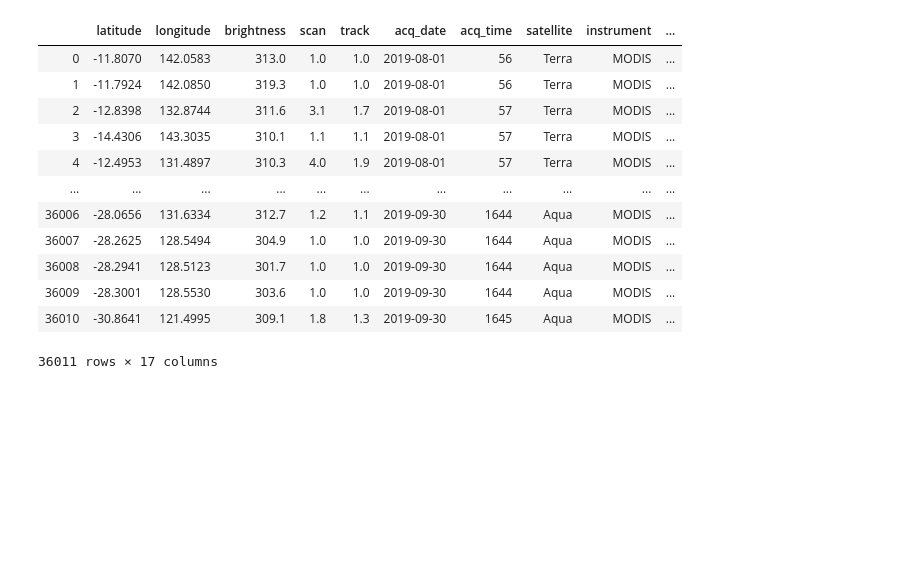
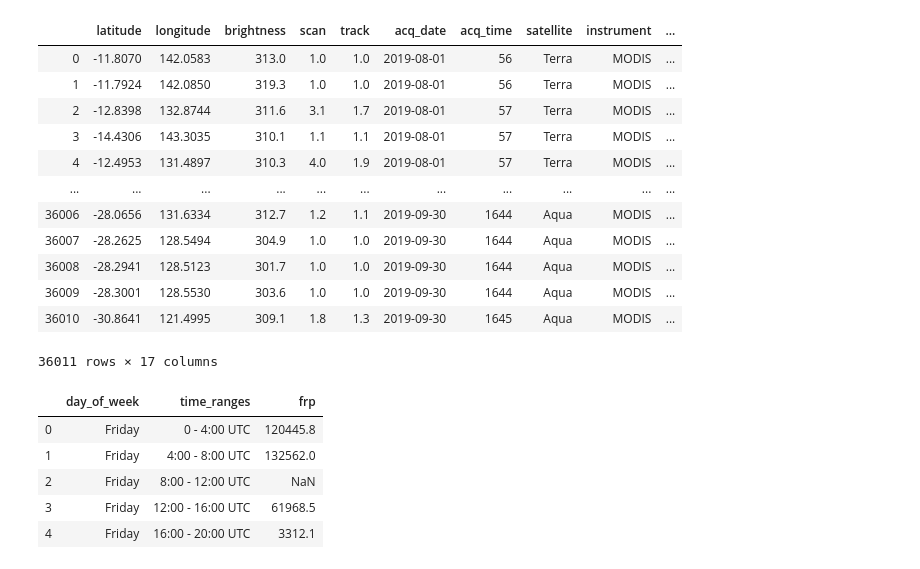
Before and after one commit to alyssamoyer/project_two_bootcamp, a Jupyter notebook: data_cleaning.ipynb, the cells around one changed output. Saved outputs shown, nothing was run; the diff lists cells and outputs as text; code cells hidden in the pictures; blank space fills up the shorter version.

```diff
--- a/data_cleaning.ipynb
+++ b/data_cleaning.ipynb
@@ -91,0 +95,12 @@ df_M6.to_csv('fire_archive_M6_96619_clean.csv')
+# %%
+#group the dataframe by day of week and time bins
+df_M6_grouped = df_M6.groupby(['day_of_week', 'time_ranges'])['frp'].sum().reset_index()
+
+df_M6_grouped.head()
+# %% [output]
+|  | day_of_week | time_ranges | frp |
+| 0 | Friday | 0 - 4:00 UTC | 120445.8 |
+| 1 | Friday | 4:00 - 8:00 UTC | 132562.0 |
+| 2 | Friday | 8:00 - 12:00 UTC | NaN |
+| 3 | Friday | 12:00 - 16:00 UTC | 61968.5 |
+| 4 | Friday | 16:00 - 20:00 UTC | 3312.1 |
```
Also changed, not shown: parts of 8 cells of this notebook, 2 other files.
